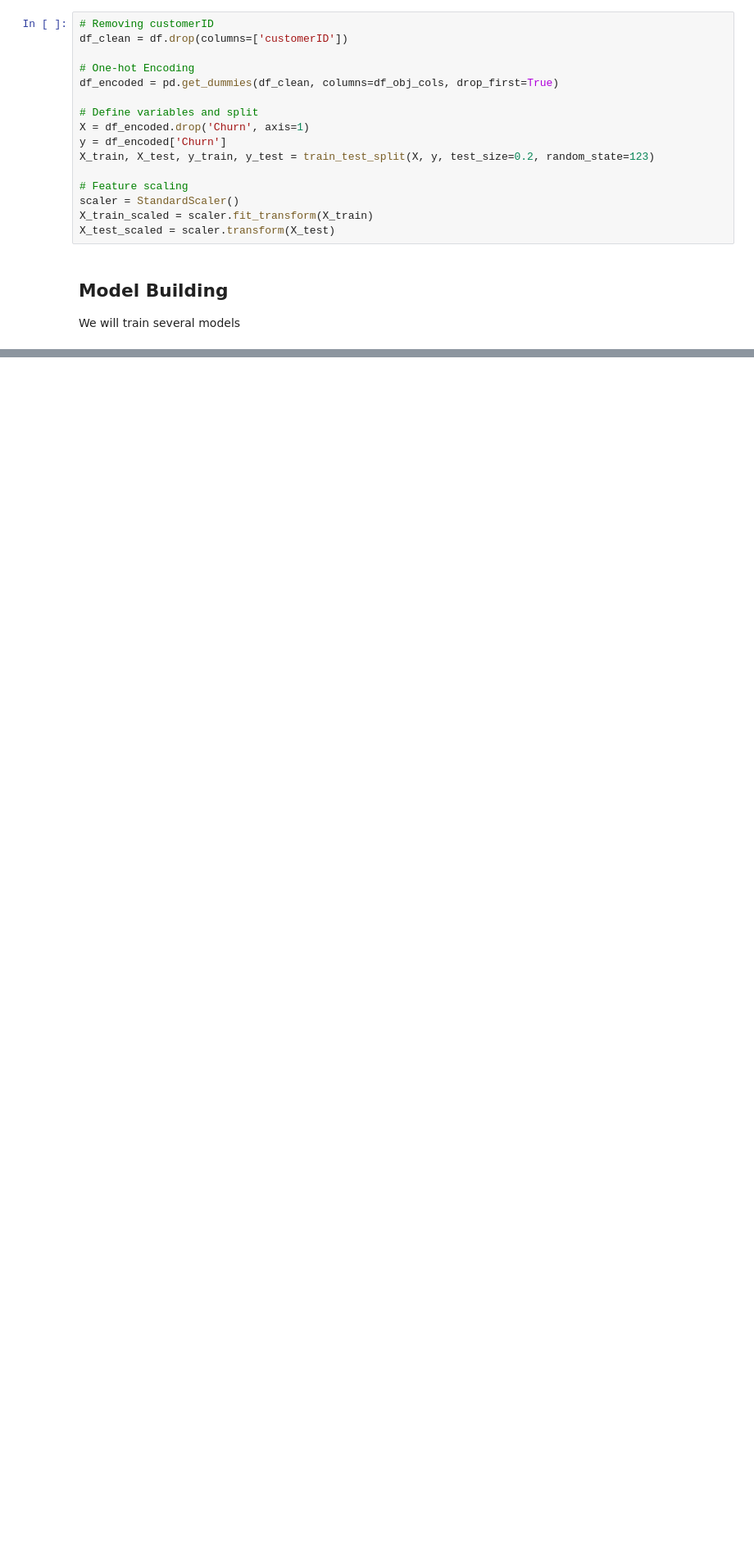
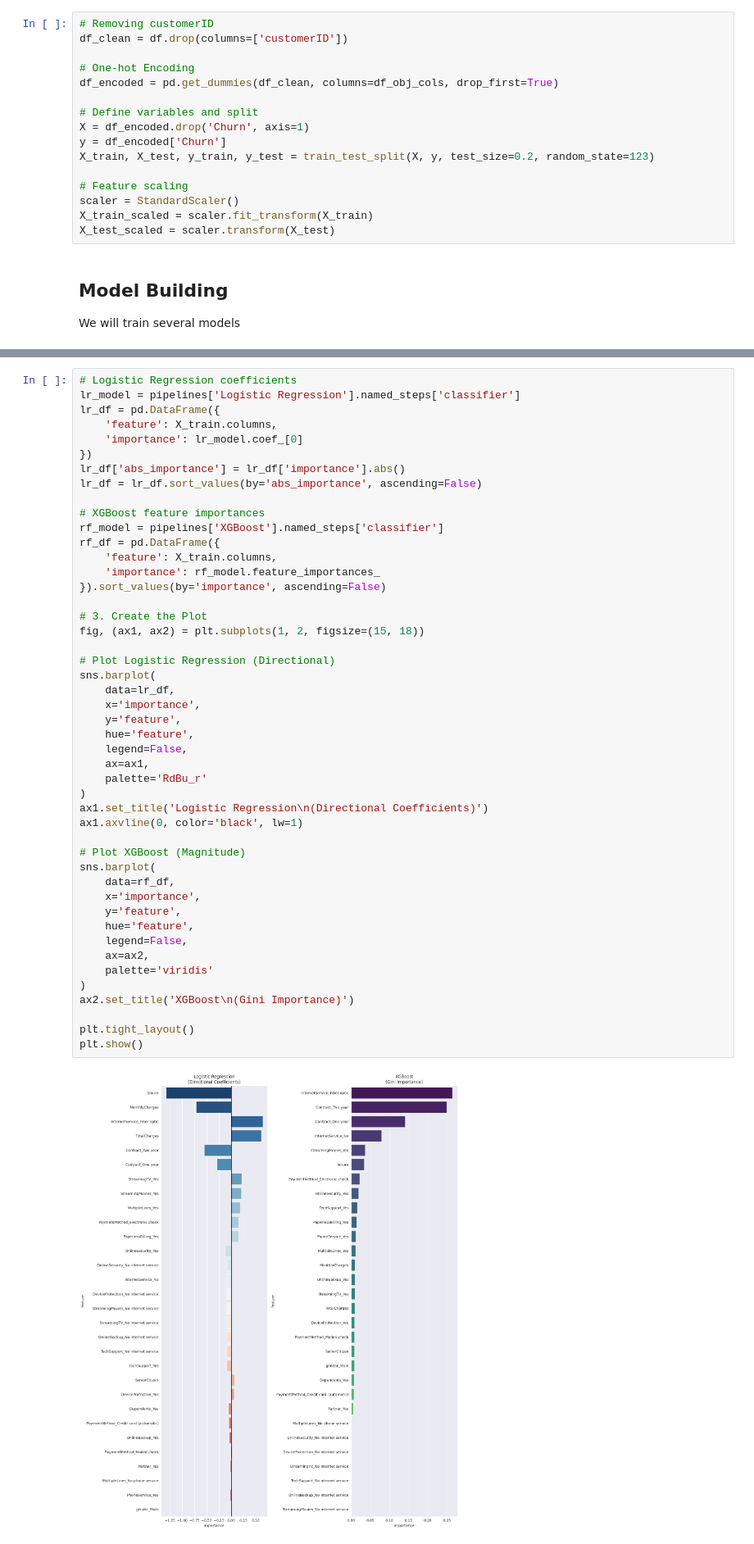
Before and after one commit to altjerue/Portfolio, a Jupyter notebook: Telco_churn.ipynb, the cells around one changed output, grey strips where cells are left out. Shown at 82% size. Cells and saved outputs as stored; diff of their text form; blank space fills up the shorter version.

```diff
--- a/Telco_churn.ipynb
+++ b/Telco_churn.ipynb
@@ -435,0 +426,49 @@ plt.show()
+# %%
+# Logistic Regression coefficients
+lr_model = pipelines['Logistic Regression'].named_steps['classifier']
+lr_df = pd.DataFrame({
+    'feature': X_train.columns,
+    'importance': lr_model.coef_[0]
+})
+lr_df['abs_importance'] = lr_df['importance'].abs()
+lr_df = lr_df.sort_values(by='abs_importance', ascending=False)
+
+# XGBoost feature importances
+rf_model = pipelines['XGBoost'].named_steps['classifier']
+rf_df = pd.DataFrame({
+    'feature': X_train.columns,
+    'importance': rf_model.feature_importances_
+}).sort_values(by='importance', ascending=False)
+
+# 3. Create the Plot
+fig, (ax1, ax2) = plt.subplots(1, 2, figsize=(15, 18))
+
+# Plot Logistic Regression (Directional)
+sns.barplot(
+    data=lr_df,
+    x='importance',
+    y='feature',
+    hue='feature',
+    legend=False,
+    ax=ax1,
+    palette='RdBu_r'
+)
+ax1.set_title('Logistic Regression\n(Directional Coefficients)')
+ax1.axvline(0, color='black', lw=1)
+
+# Plot XGBoost (Magnitude)
+sns.barplot(
+    data=rf_df,
+    x='importance',
+    y='feature',
+    hue='feature',
+    legend=False,
+    ax=ax2,
+    palette='viridis'
+)
+ax2.set_title('XGBoost\n(Gini Importance)')
+
+plt.tight_layout()
+plt.show()
+# %% [output]
+[figure, added]
```
Also changed, not shown: parts of 15 cells of this notebook.
